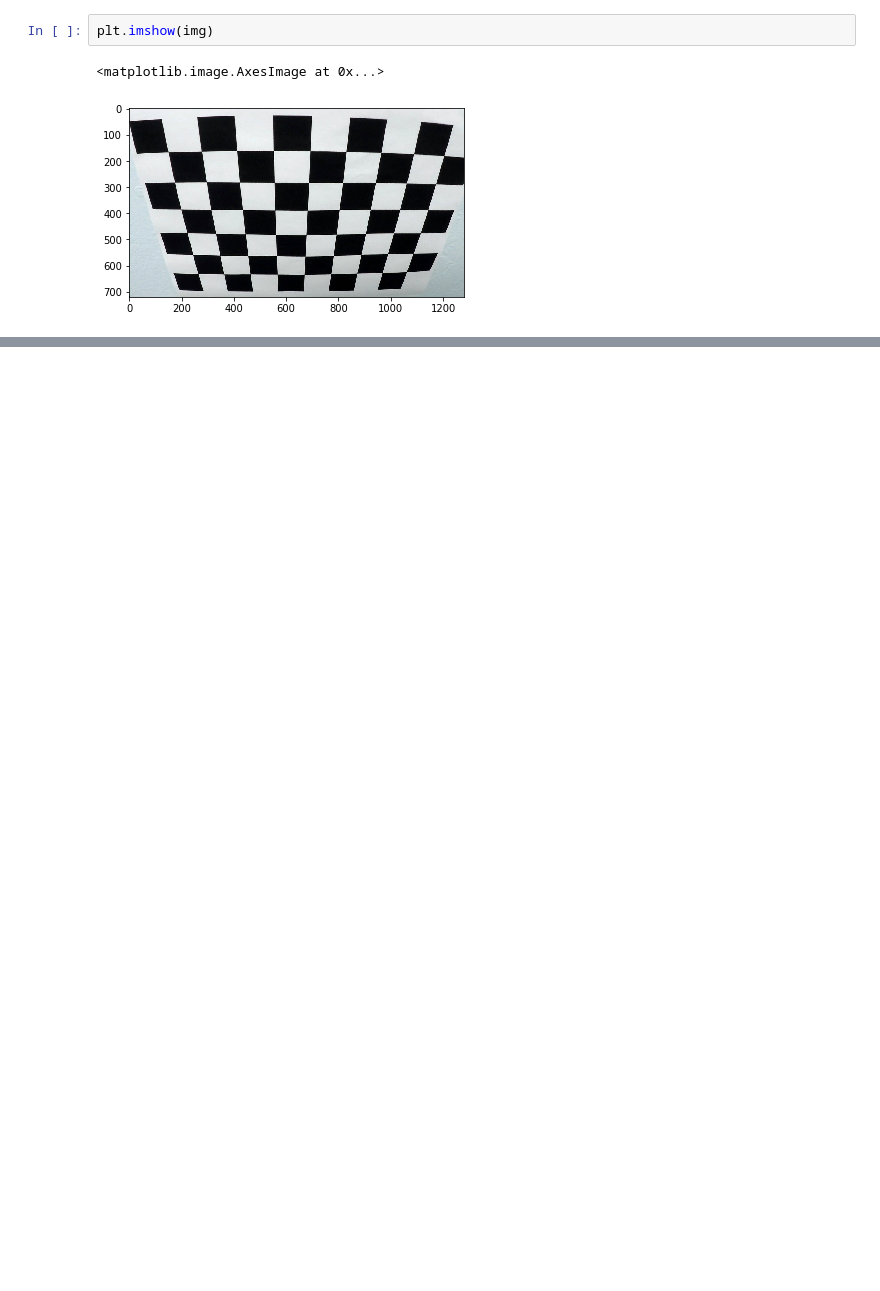
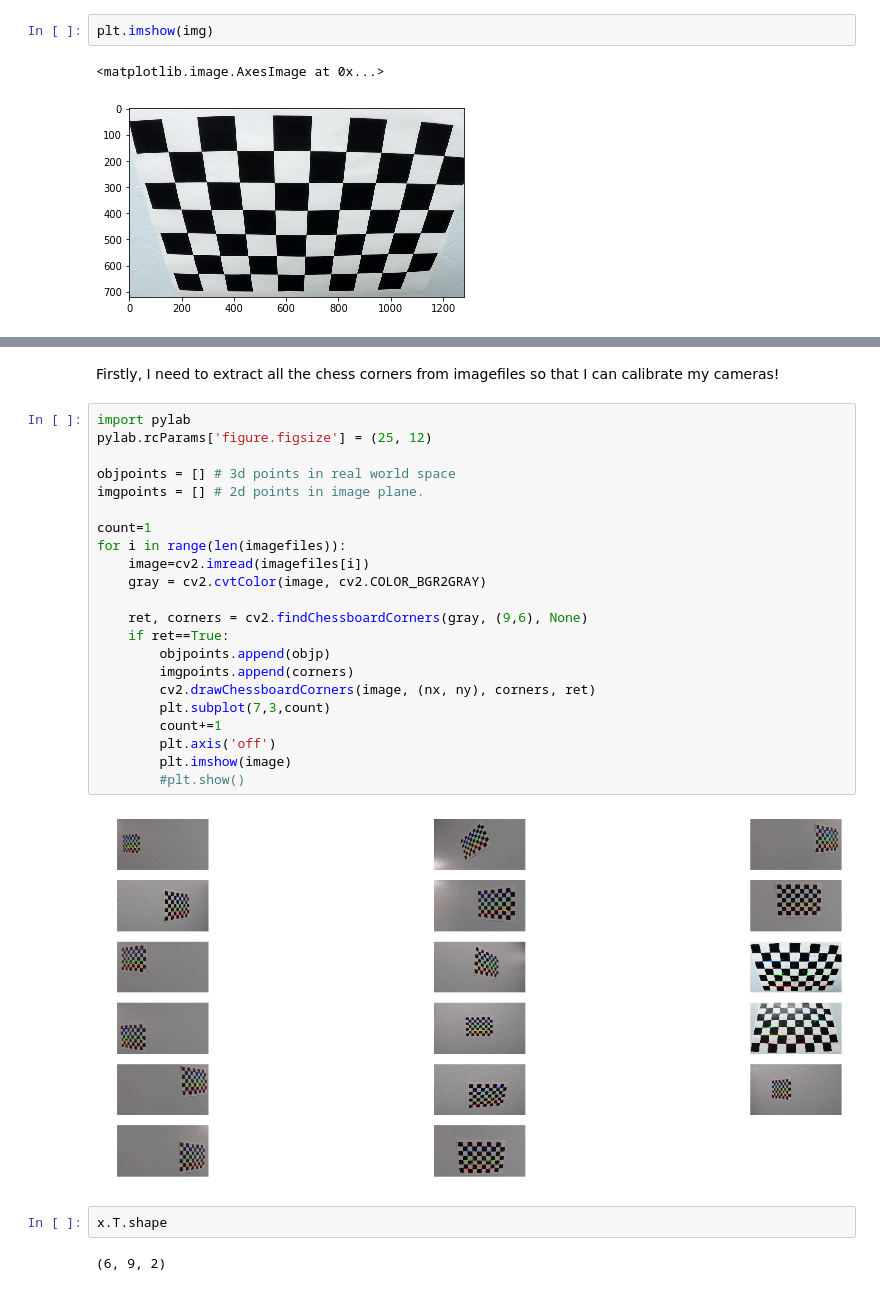
Before and after one commit to tiandiao123/AdvancedFindingLines, a Jupyter notebook: FindingLaneLines.ipynb, the cells around one changed output, grey strips where cells are left out. Drawn from its saved outputs; the diff is of its cells as text; blank space fills up the shorter version.

```diff
--- a/FindingLaneLines.ipynb
+++ b/FindingLaneLines.ipynb
@@ -21,0 +47,30 @@ plt.imshow(img)
+# %% [markdown]
+Firstly, I need to extract all the chess corners from imagefiles so that I can calibrate my cameras!
+# %%
+import pylab
+pylab.rcParams['figure.figsize'] = (25, 12)
+
+objpoints = [] # 3d points in real world space
+imgpoints = [] # 2d points in image plane.
+
+count=1
+for i in range(len(imagefiles)):
+    image=cv2.imread(imagefiles[i])
+    gray = cv2.cvtColor(image, cv2.COLOR_BGR2GRAY)
+
+    ret, corners = cv2.findChessboardCorners(gray, (9,6), None)
+    if ret==True:
+        objpoints.append(objp)
+        imgpoints.append(corners)
+        cv2.drawChessboardCorners(image, (nx, ny), corners, ret)
+        plt.subplot(7,3,count)
+        count+=1
+        plt.axis('off')
+        plt.imshow(image)
+        #plt.show()
+# %% [output]
+[figure, added]
+# %%
+x.T.shape
+# %% [output]
+(6, 9, 2)
```
Also changed, not shown: parts of 7 cells of this notebook.
